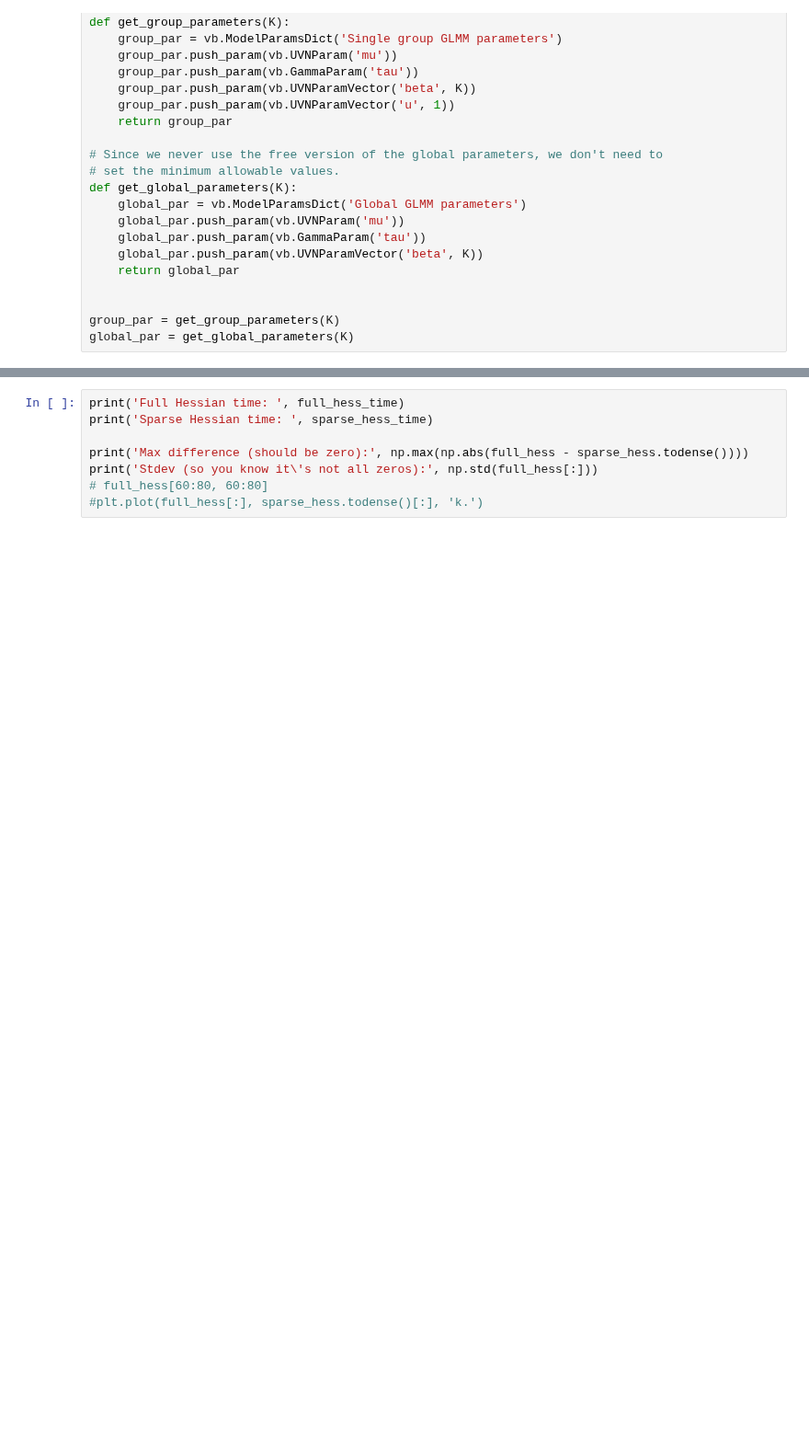
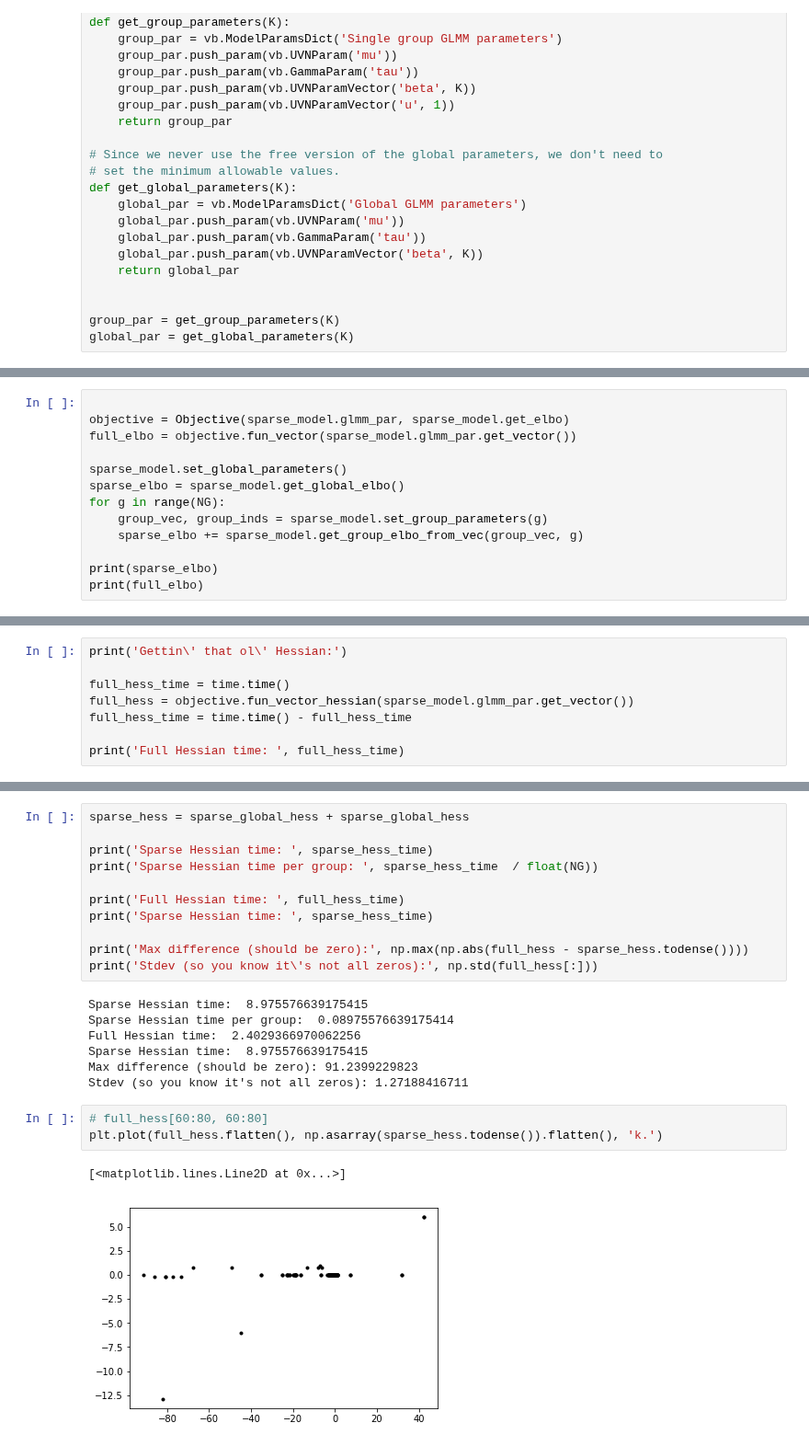
Before and after one commit to rgiordan/LinearResponseVariationalBayes.py, a Jupyter notebook: Models/LogisticGLMM/LogisticGLMMSparseHessian.ipynb, the cells around one changed output, grey strips where cells are left out. Shown at 92% size. Cells and saved outputs as stored; diff of their text form; blank space fills up the shorter version.

Commit message:
Making everything sparse

```diff
--- a/Models/LogisticGLMM/LogisticGLMMSparseHessian.ipynb
+++ b/Models/LogisticGLMM/LogisticGLMMSparseHessian.ipynb
@@ -410,0 +319,13 @@ print(s.getvalue())
+# %%
+
+objective = Objective(sparse_model.glmm_par, sparse_model.get_elbo)
+full_elbo = objective.fun_vector(sparse_model.glmm_par.get_vector())
+
+sparse_model.set_global_parameters()
+sparse_elbo = sparse_model.get_global_elbo()
+for g in range(NG):
+    group_vec, group_inds = sparse_model.set_group_parameters(g)
+    sparse_elbo += sparse_model.get_group_elbo_from_vec(group_vec, g)
+
+print(sparse_elbo)
+print(full_elbo)
@@ -410,0 +350,8 @@ print(s.getvalue())
+# %%
+print('Gettin\' that ol\' Hessian:')
+
+full_hess_time = time.time()
+full_hess = objective.fun_vector_hessian(sparse_model.glmm_par.get_vector())
+full_hess_time = time.time() - full_hess_time
+
+print('Full Hessian time: ', full_hess_time)
@@ -411,8 +431,24 @@ print(s.getvalue())
 # %%
+sparse_hess = sparse_global_hess + sparse_global_hess
+
+print('Sparse Hessian time: ', sparse_hess_time)
+print('Sparse Hessian time per group: ', sparse_hess_time  / float(NG))
+
 print('Full Hessian time: ', full_hess_time)
 print('Sparse Hessian time: ', sparse_hess_time)
 
 print('Max difference (should be zero):', np.max(np.abs(full_hess - sparse_hess.todense())))
 print('Stdev (so you know it\'s not all zeros):', np.std(full_hess[:]))
-# full_hess[60:80, 60:80]
-#plt.plot(full_hess[:], sparse_hess.todense()[:], 'k.')
+# %% [output]
+Sparse Hessian time:  8.975576639175415
+Sparse Hessian time per group:  0.08975576639175414
+Full Hessian time:  2.4029366970062256
+Sparse Hessian time:  8.975576639175415
+Max difference (should be zero): 91.2399229823
+Stdev (so you know it's not all zeros): 1.27188416711
+# %%
+# full_hess[60:80, 60:80]
+plt.plot(full_hess.flatten(), np.asarray(sparse_hess.todense()).flatten(), 'k.')
+# %% [output]
+[<matplotlib.lines.Line2D at 0x...>]
+[figure, added]
```
Also changed, not shown: parts of 11 cells of this notebook, 2 other files.
